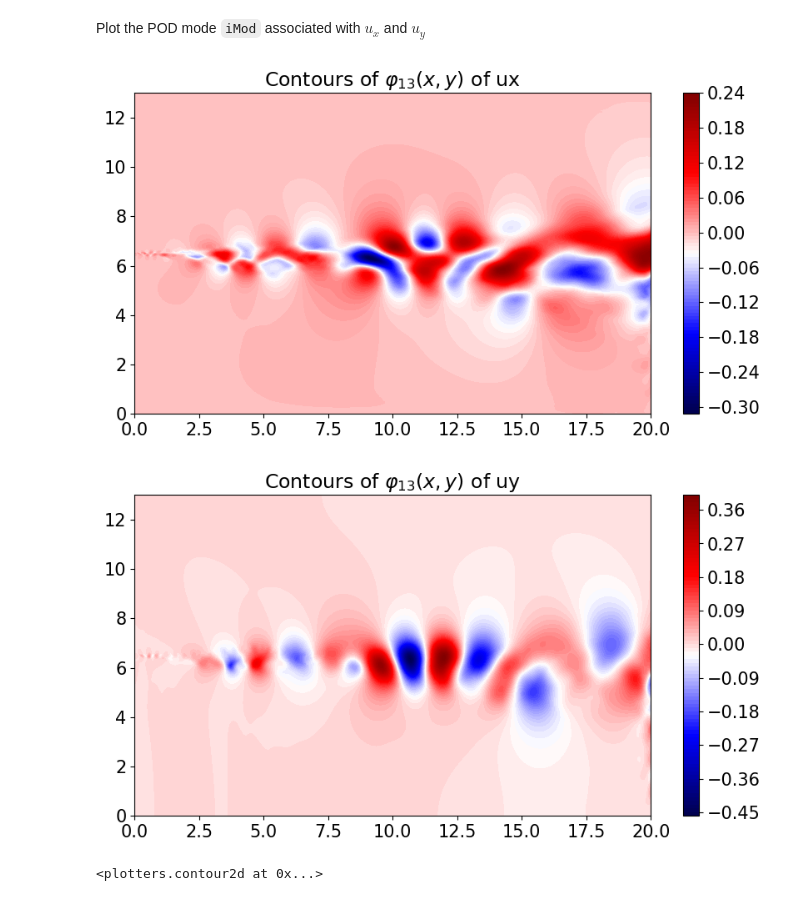
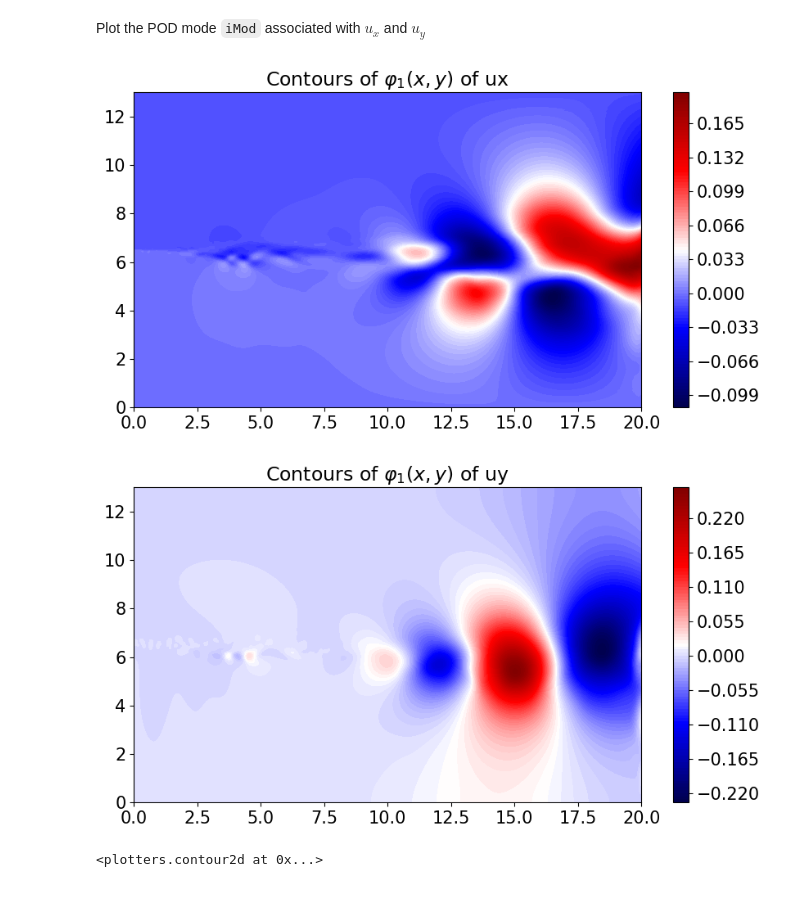
Before and after one commit to salrm8/timeForecast_AR_NN_UoM, a Jupyter notebook: pod/pod_postProcess.ipynb, the cells around one changed output. Drawn from its saved outputs; the diff is of its cells as text; code cells hidden in the pictures.

```diff
--- a/pod/pod_postProcess.ipynb
+++ b/pod/pod_postProcess.ipynb
@@ -28,7 +28,7 @@ from plotters import contour2d,scatter
 # %% [markdown]
 Path to the folder containing the POD data
 # %%
-path_ = "/home/t28465sr/Downloads/tempNek/mixlay/DATA1/results/"
+path_ = "/home/t28465sr/Downloads/tempNek/mixlay/DATA1/"
 # %% [markdown]
 Use below if the POD data are saved in `pickle` format.
 # %%
@@ -37,7 +37,7 @@ Use below if the POD data are saved in `pickle` format.
 # %% [markdown]
 Use below if the POD data are saved as `numpy` arrays.
 # %%
-pod_ = np.load(path_+'pod_mixlay_1to3982_1000.npz')
+pod_ = np.load(path_+'pod_mixlay_1to3982_velPickle_3000.npz')
 # %% [markdown]
 POD data
 # %%
@@ -105,11 +105,11 @@ nxy = x.shape[0]*x.shape[1]
 # %% [markdown]
 Plot the POD mode `iMod` associated with $u_x$ and $u_y$
 # %%
-iMod = 13
+iMod = 1
 
 contour2d(phi[:nxy,iMod],x,y,title=r'Contours of ${\varphi}_{%d} (x,y)$ of ux' %(iMod))
 contour2d(phi[nxy:,iMod],x,y,title=r'Contours of ${\varphi}_{%d} (x,y)$ of uy' %(iMod))
 # %% [output]
-[figure, old version]
+[figure, new version]
-[figure, old version]
+[figure, new version]
 <plotters.contour2d at 0x...>
```
Also changed, not shown: parts of 3 cells of this notebook.
